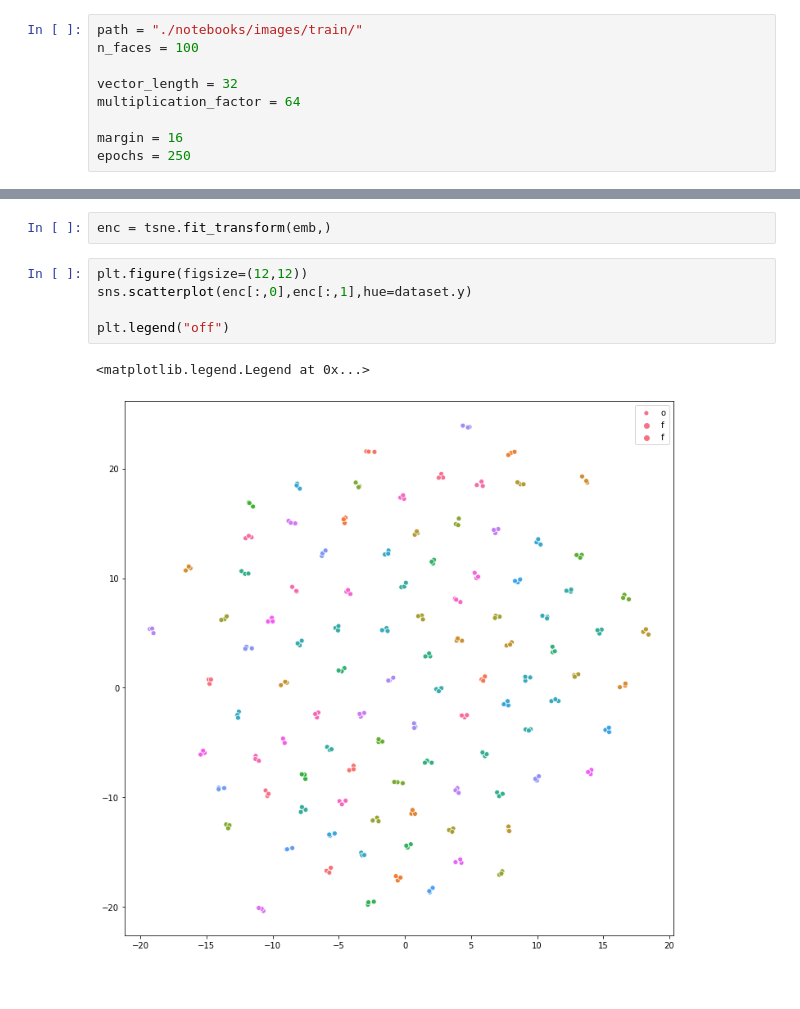
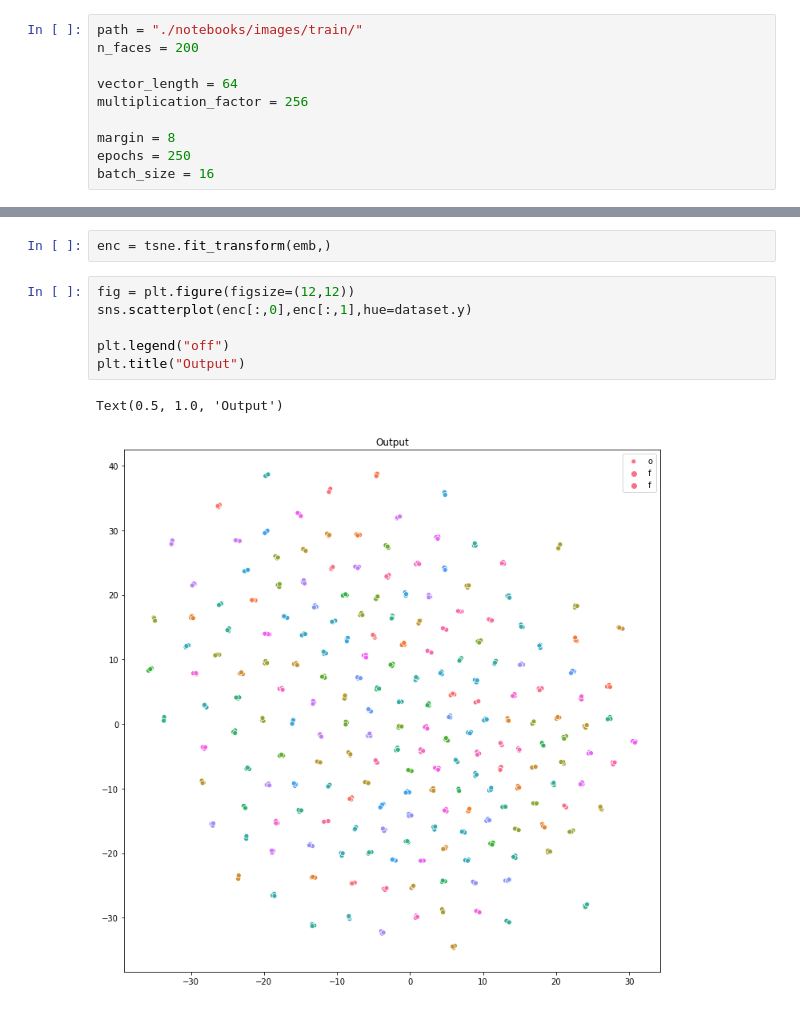
Before and after one commit to angrybayblade/facenet_mini, a Jupyter notebook: train.ipynb, the cells around one changed output, grey strips where cells are left out. Cells and saved outputs as stored; diff of their text form.

```diff
--- a/train.ipynb
+++ b/train.ipynb
@@ -8,13 +16,14 @@ from sklearn.manifold import TSNE
 %matplotlib inline
 # %%
 path = "./notebooks/images/train/"
-n_faces = 100
+n_faces = 200
 
-vector_length = 32
-multiplication_factor = 64
+vector_length = 64
+multiplication_factor = 256
 
-margin = 16
+margin = 8
 epochs = 250
+batch_size = 16
 # %%
 dataset = fm.Dataset(path=path,n_faces=n_faces)
 # %%
@@ -104,10 +72,11 @@ emb = model.predict(dataset.x,batch_size=32)
 # %%
 enc = tsne.fit_transform(emb,)
 # %%
-plt.figure(figsize=(12,12))
+fig = plt.figure(figsize=(12,12))
 sns.scatterplot(enc[:,0],enc[:,1],hue=dataset.y)
 
 plt.legend("off")
+plt.title("Output")
 # %% [output]
-<matplotlib.legend.Legend at 0x...>
+Text(0.5, 1.0, 'Output')
-[figure, old version]
+[figure, new version]
```
Also changed, not shown: parts of 7 cells of this notebook, 5 other files.
